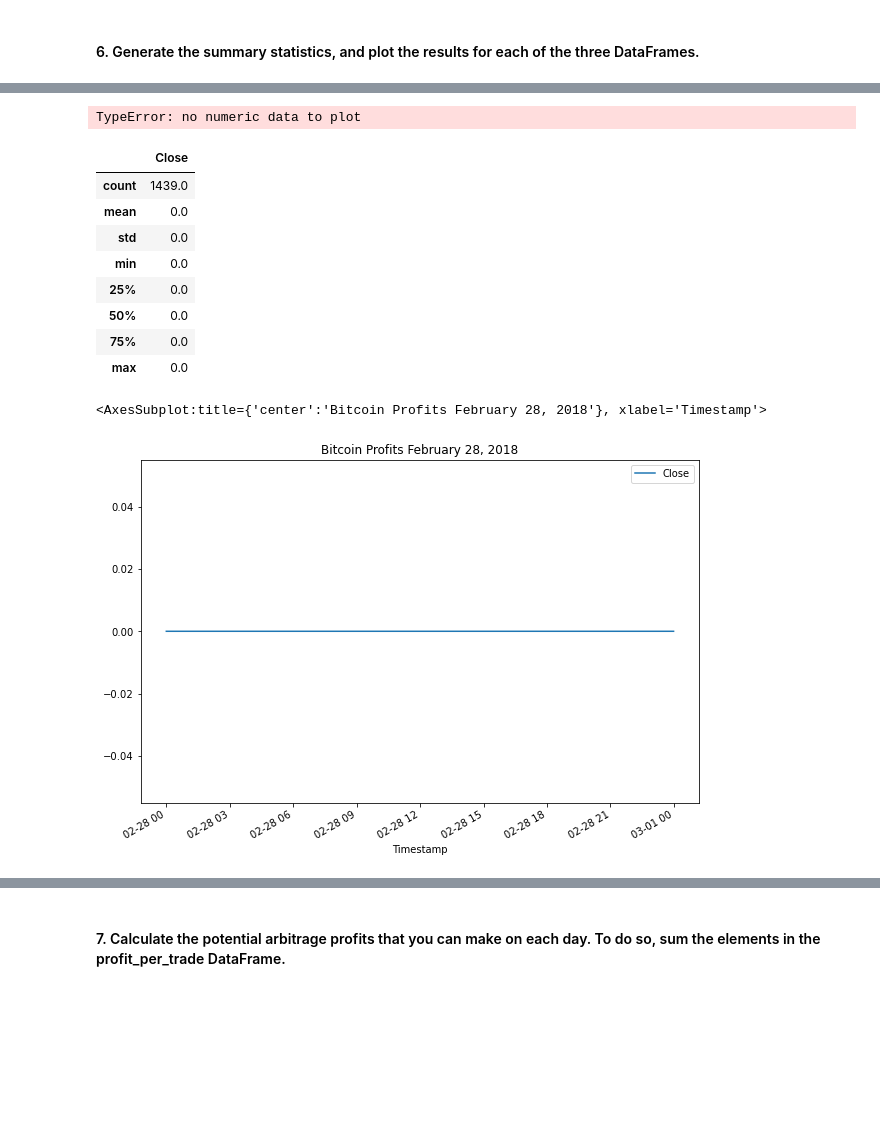
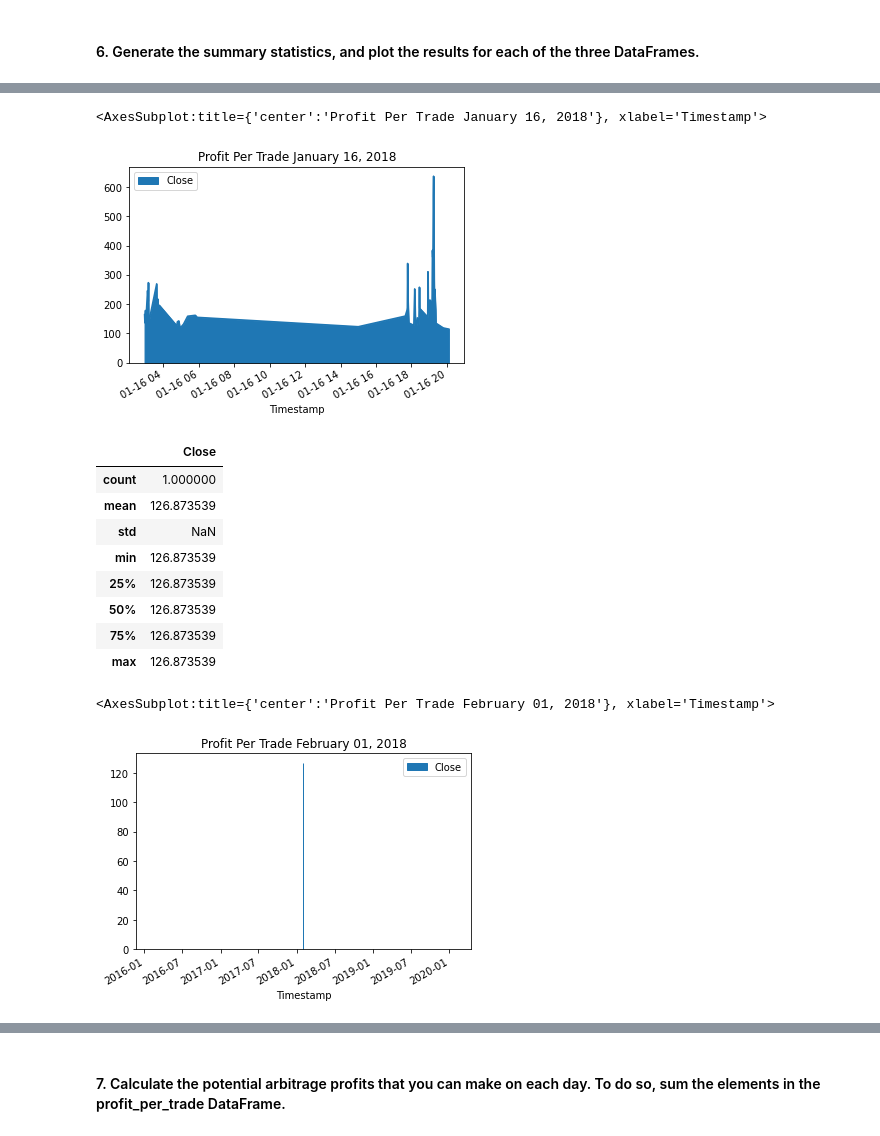
Before and after one commit to DigitalGoldRush/Module_3_Challenge, a Jupyter notebook: Module 3 Challenge/Starter_Code/crypto_arbitrage.ipynb, the cells around one changed output, grey strips where cells are left out. Cells and saved outputs as stored; diff of their text form; code cells hidden in the pictures; blank space fills up the shorter version.

```diff
--- a/Module 3 Challenge/Starter_Code/crypto_arbitrage.ipynb
+++ b/Module 3 Challenge/Starter_Code/crypto_arbitrage.ipynb
@@ -676,5 +674,5 @@ profit_early.describe()
 # %%
-profit_middle = profitable_trades_middle * coinbase_sliced.loc["2018-02-28"]
+profit_middle = profit_trades_middle * coinbase_sliced.loc["2018-02-01"]
 
 # Drop any missing values from the profit DataFrame
 profit_per_trade_middle = profit_middle.dropna()
@@ -709,27 +715,28 @@ profit_per_trade_early.describe()
 # %%
 # Plot the results for the early profit per trade DataFrame
-profit_per_trade_early.plot(figsize=(10, 7), title="Bitcoin Profits January 28, 2018")
+profit_per_trade_early.plot(kind="area", title = "Profit Per Trade January 16, 2018")
 # %% [output]
-TypeError: no numeric data to plot
+<AxesSubplot:title={'center':'Profit Per Trade January 16, 2018'}, xlabel='Timestamp'>
+[figure, added]
 # %%
 # Generate the summary statistics for the middle profit per trade DataFrame
 profit_per_trade_middle.describe()
 # %% [output]
 |  | Close |
-| count | 1439.0 |
-| mean | 0.0 |
-| std | 0.0 |
-| min | 0.0 |
-| 25% | 0.0 |
-| 50% | 0.0 |
-| 75% | 0.0 |
-| max | 0.0 |
+| count | 1.000000 |
+| mean | 126.873539 |
+| std | NaN |
+| min | 126.873539 |
+| 25% | 126.873539 |
+| 50% | 126.873539 |
+| 75% | 126.873539 |
+| max | 126.873539 |
 # %%
 # Plot the results for the middle profit per trade DataFrame
-profit_per_trade_middle.plot(figsize=(10, 7), title="Bitcoin Profits February 28, 2018")
+profit_per_trade_middle.plot(kind="area", title = "Profit Per Trade February 01, 2018")
 # %% [output]
-<AxesSubplot:title={'center':'Bitcoin Profits February 28, 2018'}, xlabel='Timestamp'>
+<AxesSubplot:title={'center':'Profit Per Trade February 01, 2018'}, xlabel='Timestamp'>
-[figure, old version]
+[figure, new version]
 # %%
 # Generate the summary statistics for the late profit per trade DataFrame
 profit_per_trade_late.describe()
```
Also changed, not shown: parts of 12 cells of this notebook.
